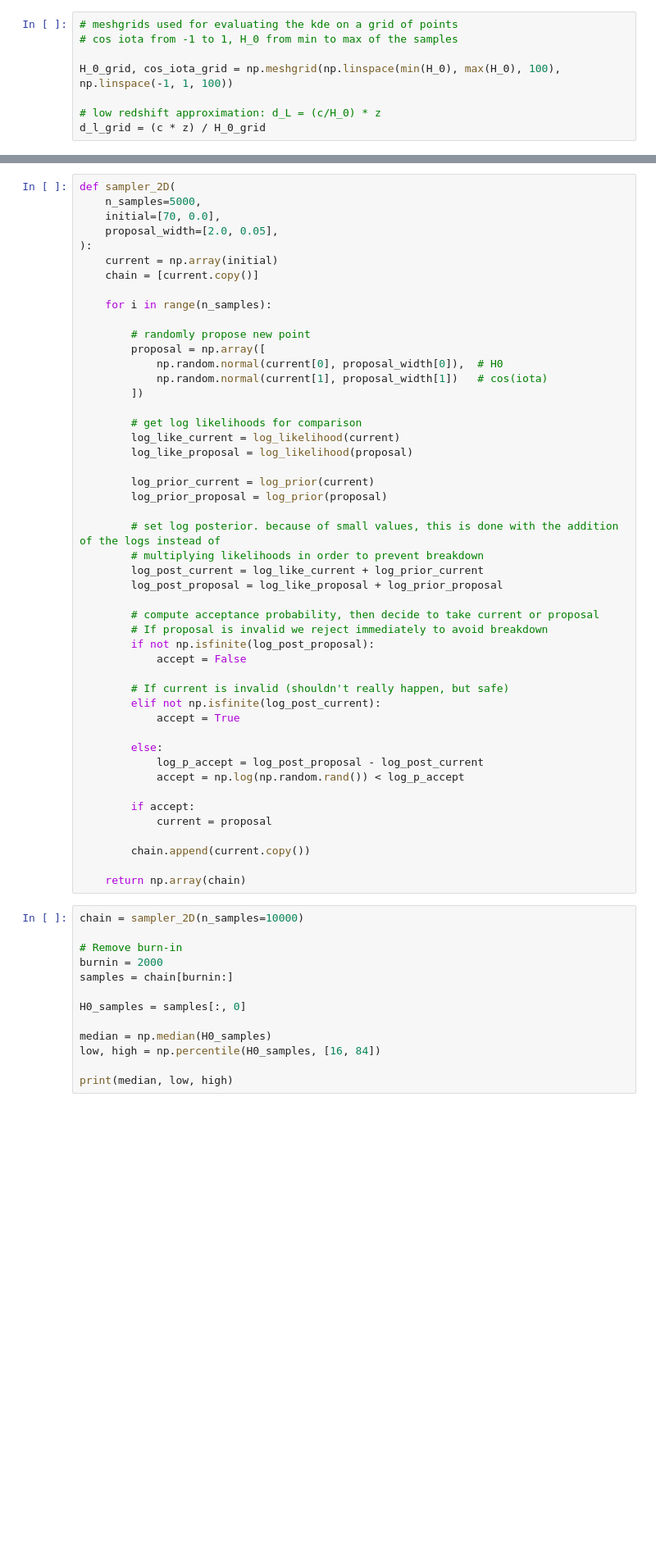
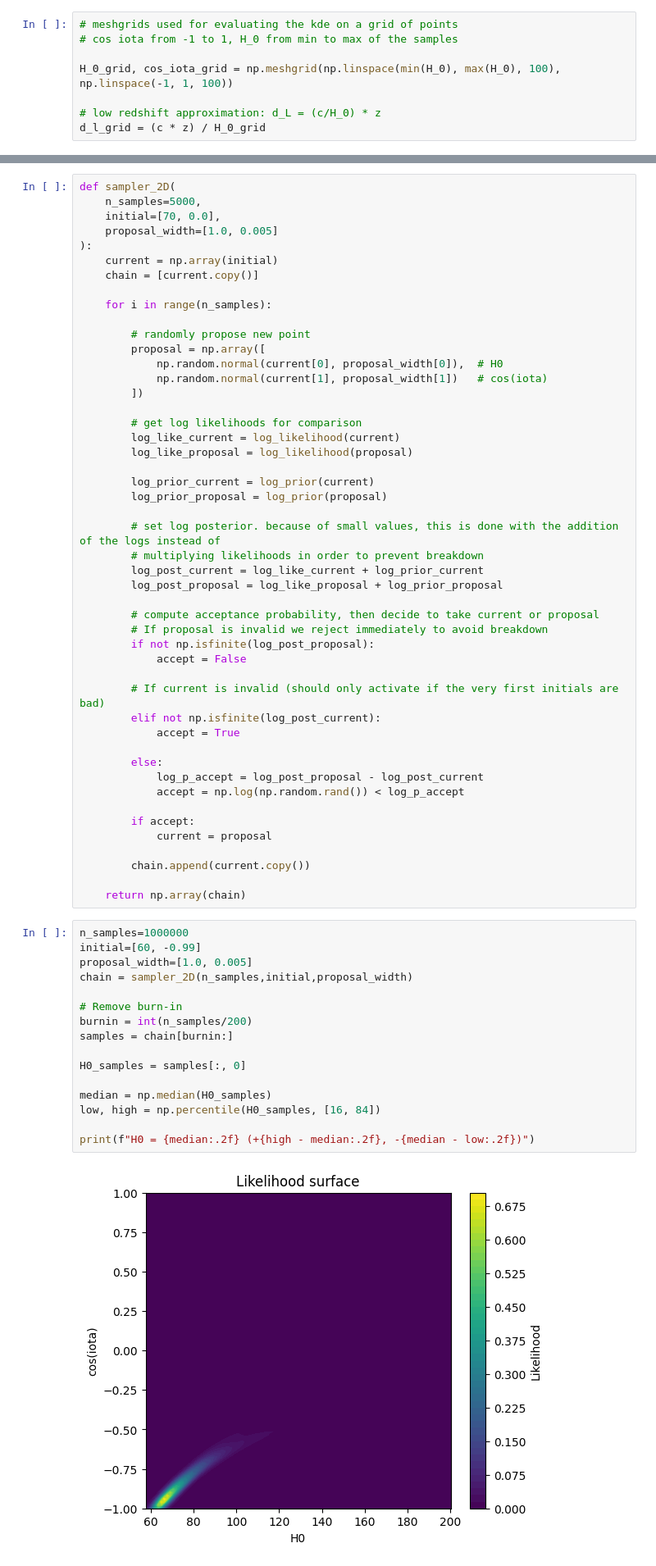
Before and after one commit to mjpineda-rug/GW1_H0_Sirens, a Jupyter notebook: GW_code.ipynb, the cells around one changed output, grey strips where cells are left out. Shown at 82% size. Drawn from its saved outputs; the diff is of its cells as text; blank space fills up the shorter version.

Commit message:
MCMC correction and Plots
Fully functional MCMC and plots

```diff
--- a/GW_code.ipynb
+++ b/GW_code.ipynb
@@ -163,7 +176,7 @@ def log_posterior(theta, distances=distances, cos_iota_data=cos_iota, z=z):
 def sampler_2D(
     n_samples=5000,
     initial=[70, 0.0],
-    proposal_width=[2.0, 0.05],
+    proposal_width=[1.0, 0.005]
 ):
     current = np.array(initial)
     chain = [current.copy()]
@@ -193,7 +206,7 @@ def sampler_2D(
         if not np.isfinite(log_post_proposal):
             accept = False
 
-        # If current is invalid (shouldn't really happen, but safe)
+        # If current is invalid (should only activate if the very first initials are bad)
         elif not np.isfinite(log_post_current):
             accept = True
 
@@ -208,16 +221,20 @@ def sampler_2D(
 
     return np.array(chain)
 # %%
-chain = sampler_2D(n_samples=10000)
+n_samples=1000000
+initial=[60, -0.99]
+proposal_width=[1.0, 0.005]
+chain = sampler_2D(n_samples,initial,proposal_width)
 
 # Remove burn-in
-burnin = 2000
+burnin = int(n_samples/200)
 samples = chain[burnin:]
 
 H0_samples = samples[:, 0]
 
 median = np.median(H0_samples)
 low, high = np.percentile(H0_samples, [16, 84])
 
-print(median, low, high)
+print(f"H0 = {median:.2f} (+{high - median:.2f}, -{median - low:.2f})")
 # %% [output]
+[figure, added]
```
Also changed, not shown: parts of 5 cells of this notebook.
